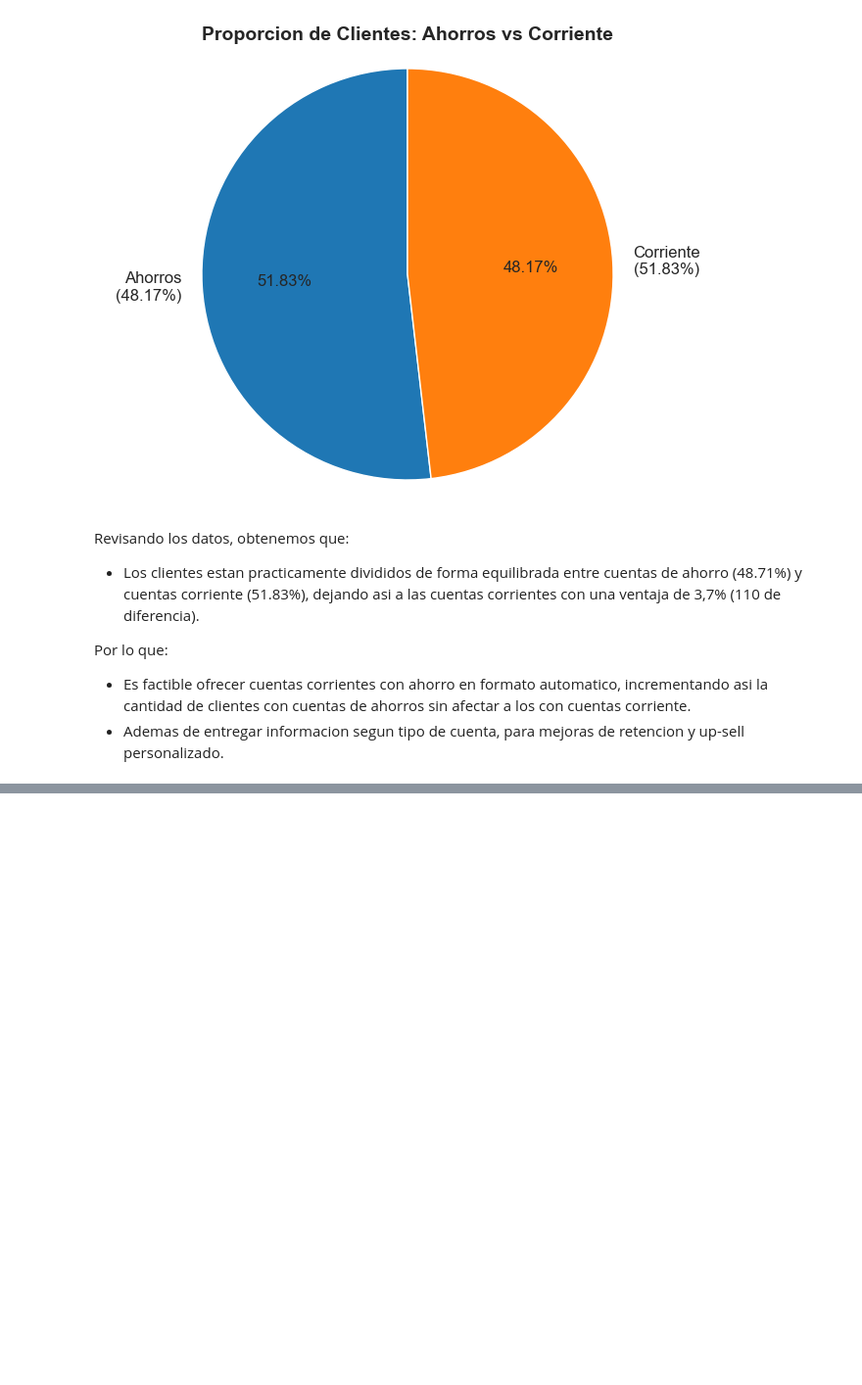
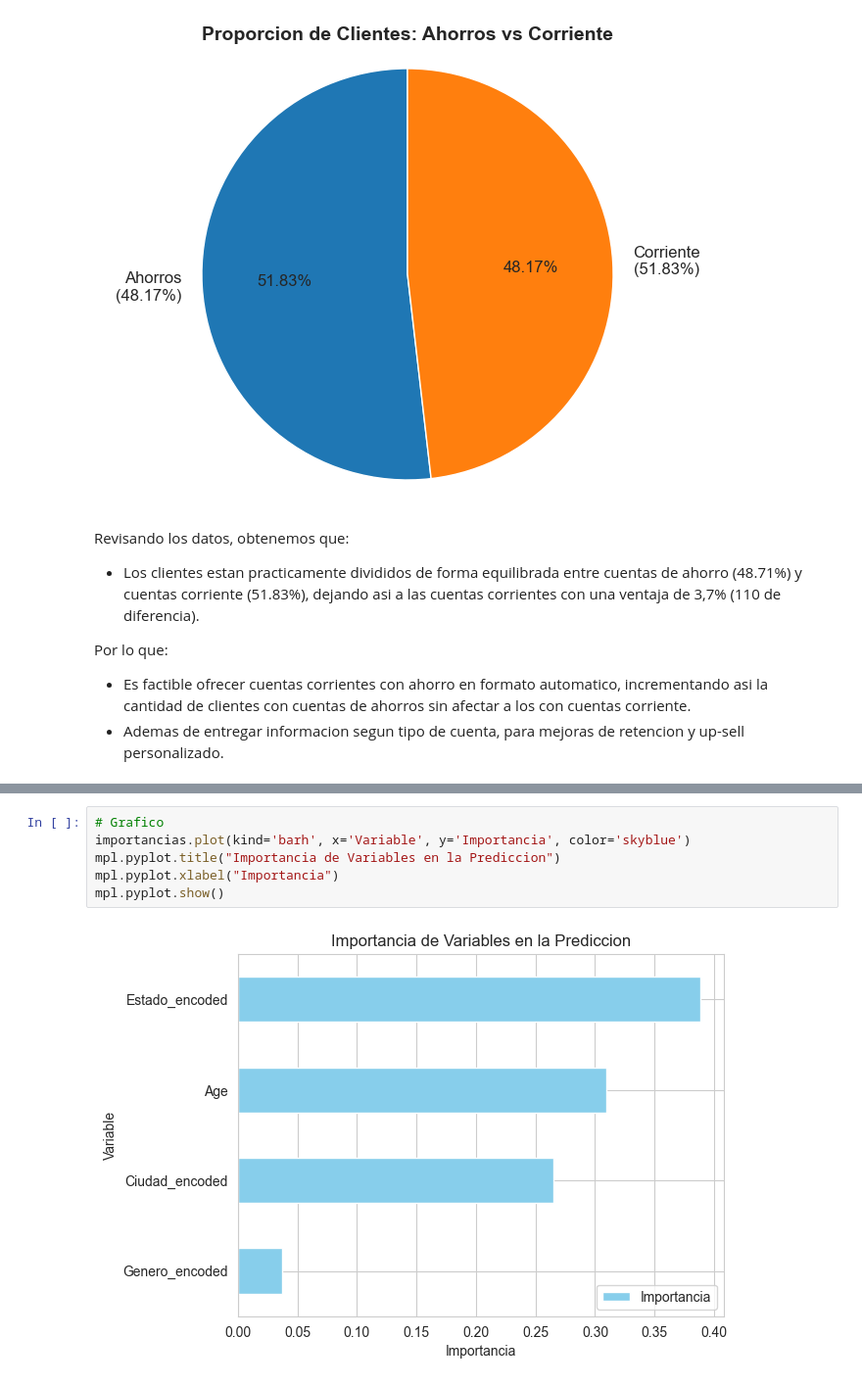
Before and after one commit to Vigonzaleze/analisisDatos_clientesBancarios, a Jupyter notebook: Analisis/analisis.ipynb, the cells around one changed output, grey strips where cells are left out. Shown at 98% size. Drawn from its saved outputs; the diff is of its cells as text; blank space fills up the shorter version.

Commit message:
Se agrega analisis de posible prediccion de tipo de cuenta segun datos demograficos.

```diff
--- a/Analisis/analisis.ipynb
+++ b/Analisis/analisis.ipynb
@@ -1192,0 +1331,8 @@ Por lo que:
+# %%
+# Grafico
+importancias.plot(kind='barh', x='Variable', y='Importancia', color='skyblue')
+mpl.pyplot.title("Importancia de Variables en la Prediccion")
+mpl.pyplot.xlabel("Importancia")
+mpl.pyplot.show()
+# %% [output]
+[figure, added]
```
Also changed, not shown: parts of 5 cells of this notebook.
